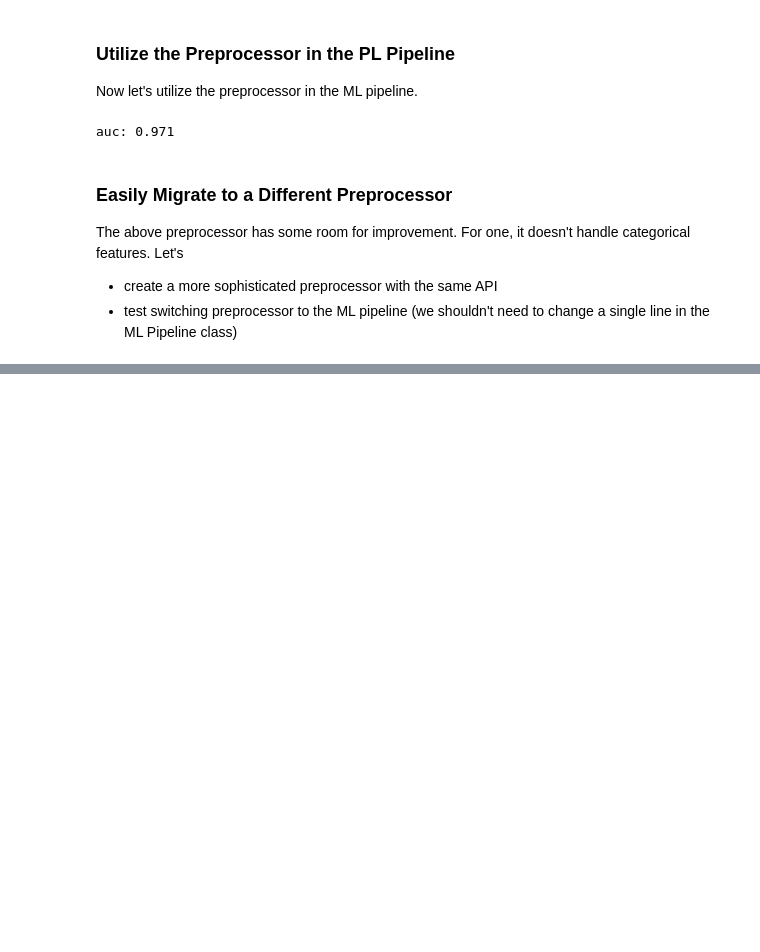
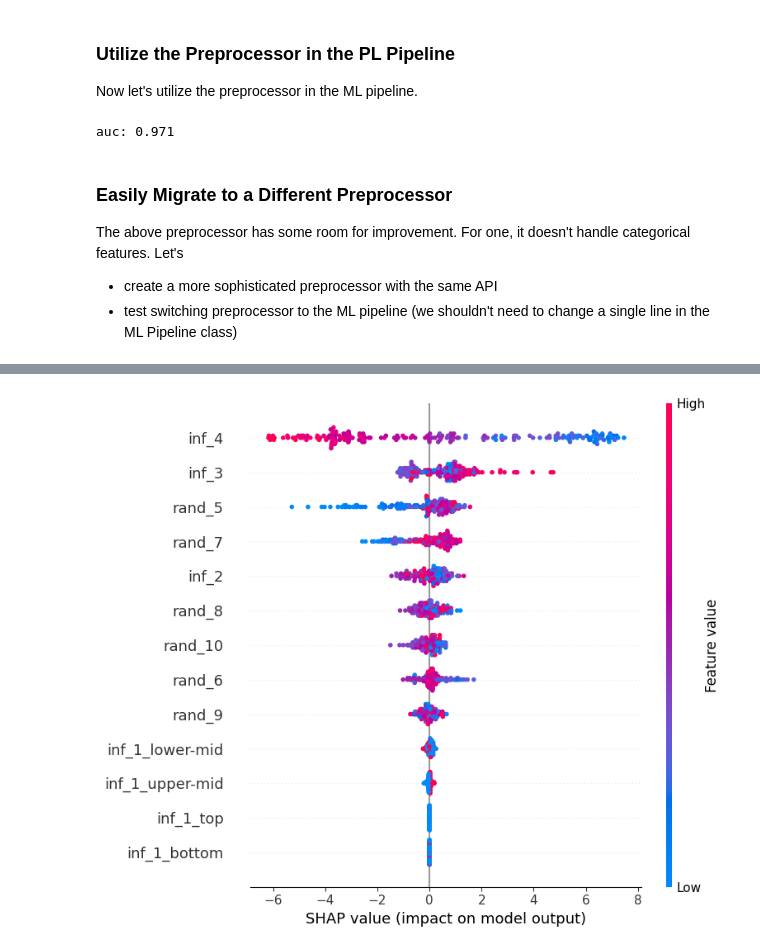
Before and after one commit to MenaWANG/mlflow-demo, a Jupyter notebook: pyfunc_pipeline.ipynb, the cells around one changed output, grey strips where cells are left out. Drawn from its saved outputs; the diff is of its cells as text; code cells hidden in the pictures; blank space fills up the shorter version.

```diff
--- a/pyfunc_pipeline.ipynb
+++ b/pyfunc_pipeline.ipynb
@@ -484,0 +656,11 @@ create a synthatic dataset with categoricla features and some missing, then test
+# %%
+# This pipeline is algorithm agnostic
+model = xgb.XGBClassifier()
+ml_pipeline = ML_PIPELINE(
+    model = model,
+    preprocessor=PreProcessor_v2()
+)
+ml_pipeline.fit(X_train, y_train)
+ml_pipeline.explain_model(X_test)
+# %% [output]
+[figure, added]
```
Also changed, not shown: parts of 19 cells of this notebook, 1 other file.
